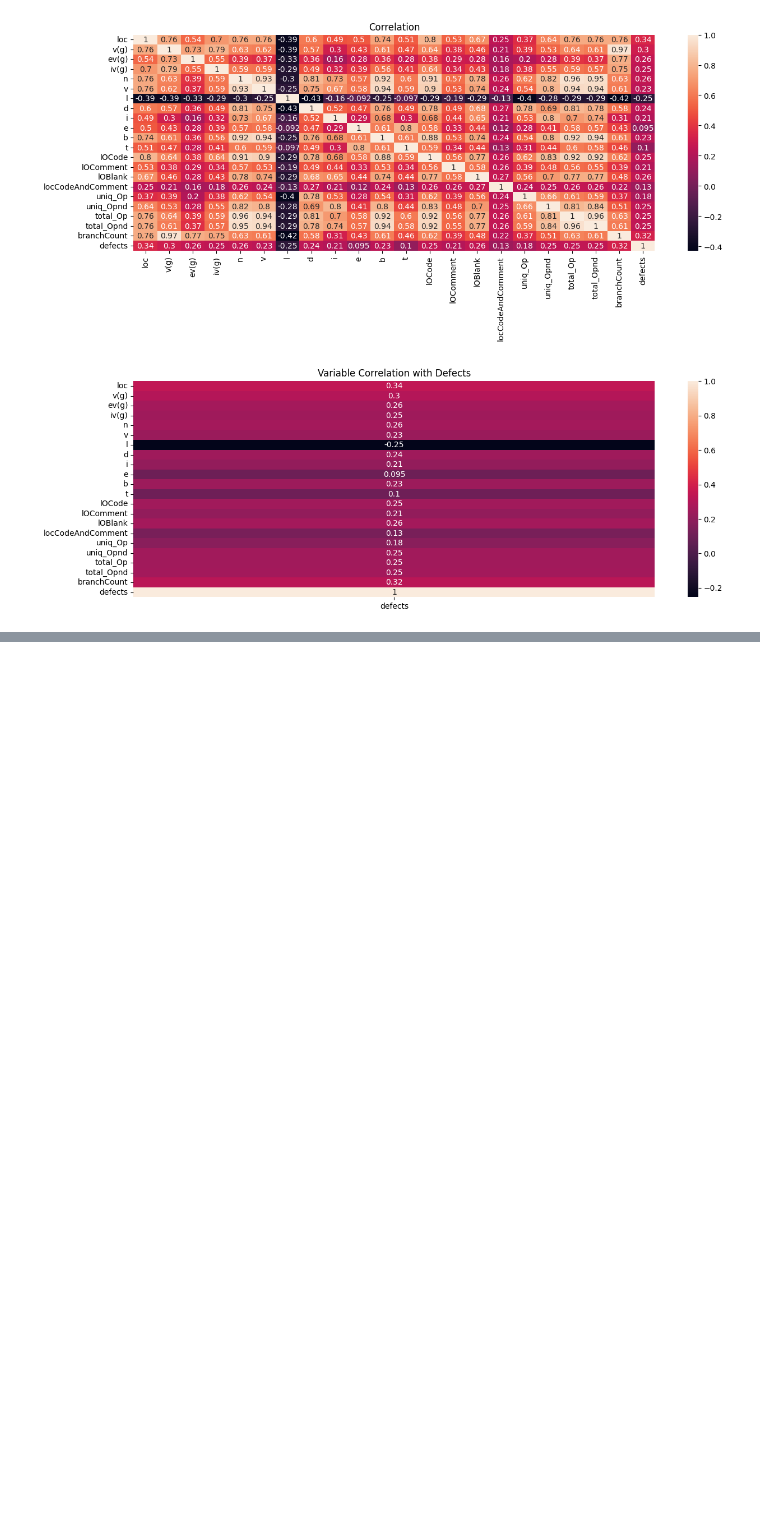
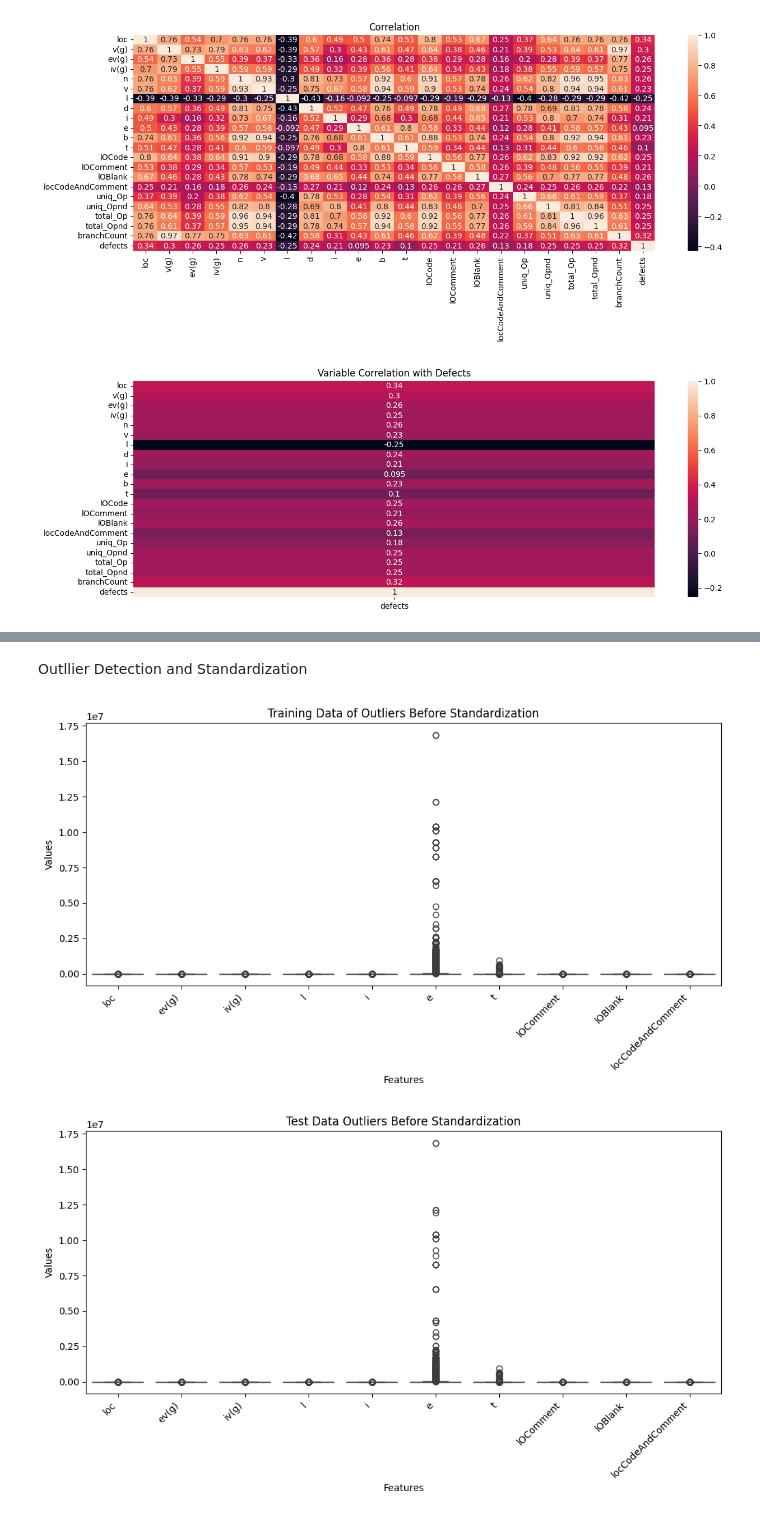
Before and after one commit to dlangdon1/Software-Defects-classification-Detection-, a Jupyter notebook: Program_Defects_Binary_Classification_Project.ipynb, the cells around one changed output, grey strips where cells are left out. Drawn from its saved outputs; the diff is of its cells as text; code cells hidden in the pictures; blank space fills up the shorter version.

```diff
--- a/Program_Defects_Binary_Classification_Project.ipynb
+++ b/Program_Defects_Binary_Classification_Project.ipynb
@@ -47,7 +97,7 @@ memory usage: 17.2 MB
 Training Data Distribution
 # %%
 data = trainingData.copy()
-data.pop('defects')
+label = data.pop('defects')
 fig, ax = plt.subplots(7,3,figsize=(20,30))
 ax = ax.flatten()
 for i, column in enumerate(data):
@@ -94,3 +144,6 @@ sns.heatmap(correlations[['defects']], annot=True)
 plt.show()
 # %% [output]
 [figure]
+# %%
+# Replace False with 0 and True with 1 in the 'defects' column
+trainingData['defects'] = trainingData['defects'].map({False: 0, True: 1})
@@ -96,0 +191,14 @@ plt.show()
+# %%
+# Print out the columns to be dropped
+print("The following columns have high VIF and will be dropped:")
+print(to_drop)
+
+# Drop the columns from the train and test sets
+trainingData_cleaned = trainingData.drop(to_drop, axis=1)
+testingData_cleaned = testingData.drop(to_drop, axis=1)
+
+print("\n Training Data (Cleaned):")
+print(trainingData_cleaned.head())
+
+print("\n Testing Data (Cleaned):")
+print(testingData_cleaned.head())
@@ -96,0 +223,25 @@ plt.show()
+# %% [markdown]
+Outllier Detection and Standardization
+# %%
+# Splitting the data into features (X) and the target variable (y)
+X_train = trainingData_cleaned.drop(columns=["defects"])
+y_train = trainingData_cleaned.defects
+# %%
+
+#Before Standardization
+
+# Define a function to draw boxplots with outliers marked
+def draw_boxplot_with_outliers(data, title):
+    plt.figure(figsize=(12, 5))
+    ax = sns.boxplot(data=data, showfliers=True)
+    ax.set_xticklabels(ax.get_xticklabels(), rotation=45, horizontalalignment='right')
+    plt.title(title)
+    plt.xlabel('Features')
+    plt.ylabel('Values')
+    plt.show()
+
+draw_boxplot_with_outliers(X_train, title='Training Data of Outliers Before Standardization')
+draw_boxplot_with_outliers(testingData_cleaned, title='Test Data Outliers Before Standardization')
+# %% [output]
+[figure, added]
+[figure, added]
```
Also changed, not shown: parts of 10 cells of this notebook.
